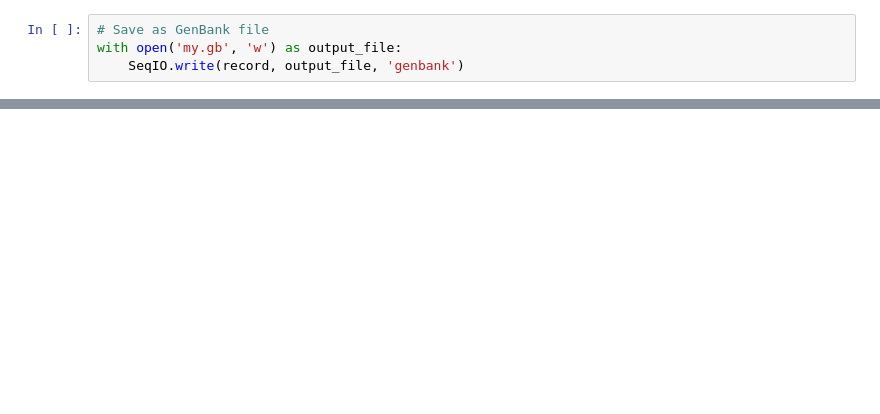
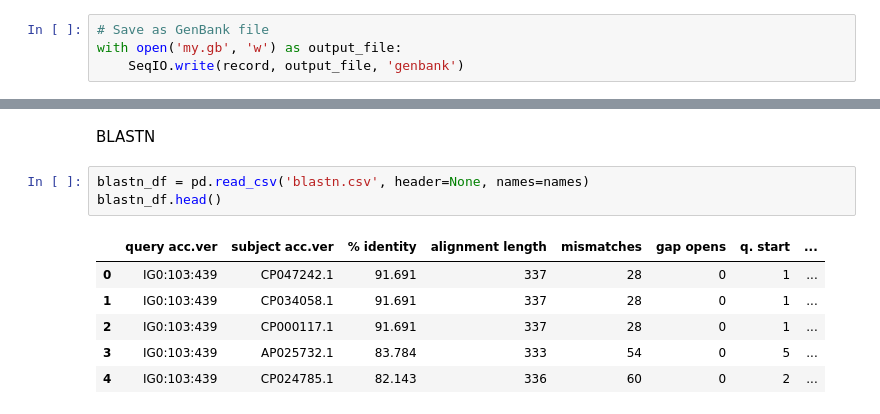
Before and after one commit to Kridr/HW_PB_HSE, a Jupyter notebook: Project_PB.ipynb, the cells around one changed output, grey strips where cells are left out. Cells and saved outputs as stored; diff of their text form; blank space fills up the shorter version.

```diff
--- a/Project_PB.ipynb
+++ b/Project_PB.ipynb
@@ -135,0 +230,12 @@ s
+# %% [markdown]
+BLASTN
+# %%
+blastn_df = pd.read_csv('blastn.csv', header=None, names=names)
+blastn_df.head()
+# %% [output]
+|  | query acc.ver | subject acc.ver | % identity | alignment length | mismatches | gap opens | q. start | ... |
+| 0 | IG0:103:439 | CP047242.1 | 91.691 | 337 | 28 | 0 | 1 | ... |
+| 1 | IG0:103:439 | CP034058.1 | 91.691 | 337 | 28 | 0 | 1 | ... |
+| 2 | IG0:103:439 | CP000117.1 | 91.691 | 337 | 28 | 0 | 1 | ... |
+| 3 | IG0:103:439 | AP025732.1 | 83.784 | 333 | 54 | 0 | 5 | ... |
+| 4 | IG0:103:439 | CP024785.1 | 82.143 | 336 | 60 | 0 | 2 | ... |
```
Also changed, not shown: parts of 16 cells of this notebook.
